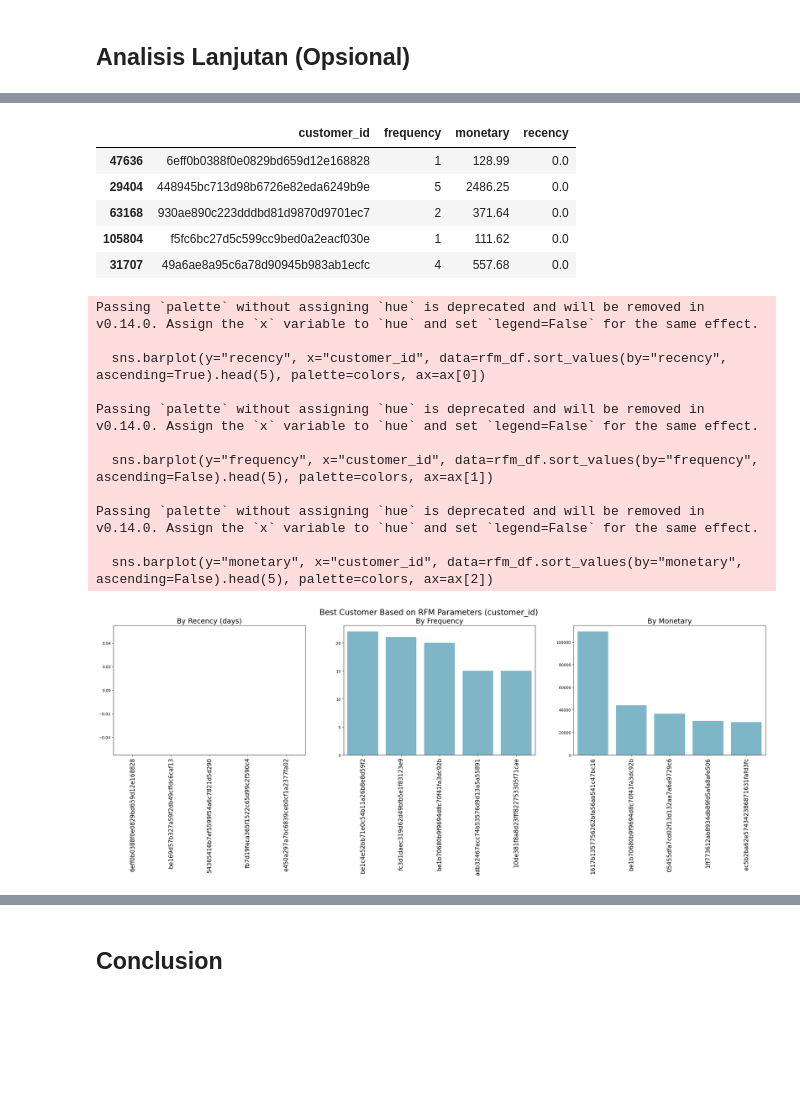
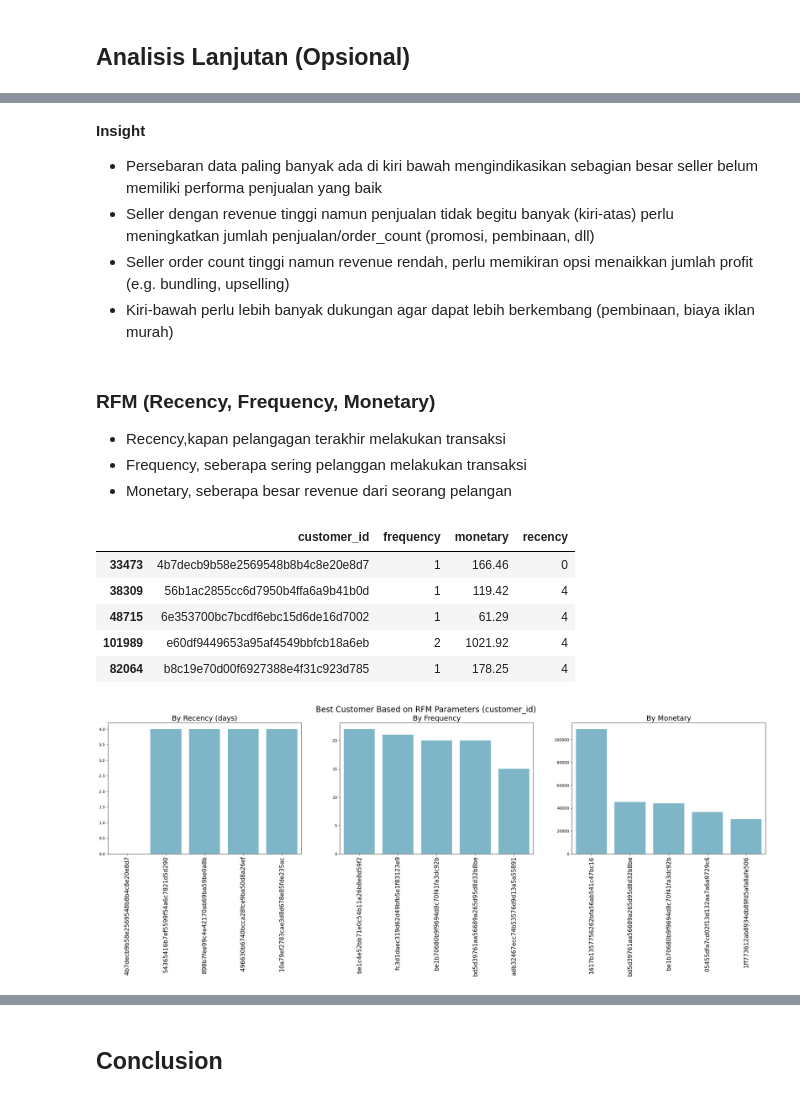
Before and after one commit to labasubagia/dashboard-ecommerce, a Jupyter notebook: notebook.ipynb, the cells around one changed output, grey strips where cells are left out. Saved outputs shown, nothing was run; the diff lists cells and outputs as text; code cells hidden in the pictures; blank space fills up the shorter version.

```diff
--- a/notebook.ipynb
+++ b/notebook.ipynb
@@ -254,5 +246,0 @@ dtype: int64
-# %%
-order_review_df['review_creation_date'] = pd.to_datetime(order_review_df['review_creation_date'])
-order_review_df['review_answer_timestamp'] = pd.to_datetime(order_review_df['review_answer_timestamp'])
-
-order_review_df.info()
@@ -308,0 +295,10 @@ memory usage: 5.4+ MB
+# %%
+# Handle NaN
+
+# order_item_df
+order_item_df = order_item_df.dropna(axis=0)
+print('order_item_df\n',order_item_df.isna().sum(),'\n')
+
+# product_df
+product_df.fillna({'product_category_name':'other'}, inplace=True)
+print('product_df\n',product_df.isna().sum(),'\n')
@@ -373,0 +671,17 @@ See the caveats in the documentation: https://pandas.pydata.org/pandas-docs/stab
+# %%
+df = df[[
+    'review_score',
+    'order_id',
+    'customer_id',
+    'customer_city',
+    'order_status',
+    'order_purchase_timestamp',
+    'total_order_price',
+    'product_id',
+    'product_category_name',
+    'seller_id',
+    'total_per_item',
+    'price',
+]]
+df = df.sort_values(by='order_id').reset_index(drop=True)
+df
@@ -520,8 +865,19 @@ ax[1].tick_params(axis='y', labelsize=12)
+# %% [markdown]
+**Insight**
+- Persebaran data paling banyak ada di kiri bawah mengindikasikan sebagian besar seller belum memiliki performa penjualan yang baik
+- Seller dengan revenue tinggi namun penjualan tidak begitu banyak (kiri-atas) perlu meningkatkan jumlah penjualan/order_count (promosi, pembinaan, dll)
+- Seller order count tinggi namun revenue rendah, perlu memikiran opsi menaikkan jumlah profit (e.g. bundling, upselling)
+- Kiri-bawah perlu lebih banyak dukungan agar dapat lebih berkembang (pembinaan, biaya iklan murah)
+# %% [markdown]
+### RFM (Recency, Frequency, Monetary)
+- Recency,kapan pelangagan terakhir melakukan transaksi
+- Frequency, seberapa sering pelanggan melakukan transaksi
+- Monetary, seberapa besar revenue dari seorang pelangan
 # %%
 # rfm
-df['order_approved_at'] = pd.to_datetime(df['order_approved_at'])
-max_date = df['order_approved_at'].max()
-df['recency'] = (max_date - df['order_approved_at']).dt.days
+df['order_purchase_timestamp'] = pd.to_datetime(df['order_purchase_timestamp'])
+max_date = df['order_purchase_timestamp'].max()
+df['recency'] = (max_date - df['order_purchase_timestamp']).dt.days
 
 
 frequency = df.groupby('customer_id')['order_id'].count().reset_index(name='frequency')
@@ -530,53 +886,41 @@ monetary_value = df.groupby('customer_id')['total_order_price'].sum().reset_inde
 rfm_df = pd.merge(frequency, monetary_value, on='customer_id')
 
 rfm_df = pd.merge(rfm_df, df[['customer_id','recency']], on='customer_id').sort_values(by='recency', ascending=True)
-# rfm_df['recency'] = rfm_df['recency']+1
 
 rfm_df.drop_duplicates(inplace=True)
 rfm_df.head()
 # %% [output]
 |  | customer_id | frequency | monetary | recency |
-| 47636 | 6eff0b0388f0e0829bd659d12e168828 | 1 | 128.99 | 0.0 |
-| 29404 | 448945bc713d98b6726e82eda6249b9e | 5 | 2486.25 | 0.0 |
-| 63168 | 930ae890c223dddbd81d9870d9701ec7 | 2 | 371.64 | 0.0 |
-| 105804 | f5fc6bc27d5c599cc9bed0a2eacf030e | 1 | 111.62 | 0.0 |
-| 31707 | 49a6ae8a95c6a78d90945b983ab1ecfc | 4 | 557.68 | 0.0 |
+| 33473 | 4b7decb9b58e2569548b8b4c8e20e8d7 | 1 | 166.46 | 0 |
+| 38309 | 56b1ac2855cc6d7950b4ffa6a9b41b0d | 1 | 119.42 | 4 |
+| 48715 | 6e353700bc7bcdf6ebc15d6de16d7002 | 1 | 61.29 | 4 |
+| 101989 | e60df9449653a95af4549bbfcb18a6eb | 2 | 1021.92 | 4 |
+| 82064 | b8c19e70d00f6927388e4f31c923d785 | 1 | 178.25 | 4 |
 # %%
 fig, ax = plt.subplots(nrows=1, ncols=3, figsize=(30, 6))
 rot = 90
 
 colors = ["#72BCD4", "#72BCD4", "#72BCD4", "#72BCD4", "#72BCD4"]
 
-sns.barplot(y="recency", x="customer_id", data=rfm_df.sort_values(by="recency", ascending=True).head(5), palette=colors, ax=ax[0])
+sns.barplot(y="recency", x="customer_id", hue="customer_id", data=rfm_df.sort_values(by="recency", ascending=True).head(5), palette=colors, ax=ax[0])
 ax[0].set_ylabel(None)
 ax[0].set_xlabel(None)
 ax[0].set_title("By Recency (days)", loc="center", fontsize=18)
 ax[0].tick_params(axis ='x', labelsize=15, rotation=rot)
 
-sns.barplot(y="frequency", x="customer_id", data=rfm_df.sort_values(by="frequency", ascending=False).head(5), palette=colors, ax=ax[1])
+sns.barplot(y="frequency", x="customer_id",hue="customer_id", data=rfm_df.sort_values(by="frequency", ascending=False).head(5), palette=colors, ax=ax[1])
 ax[1].set_ylabel(None)
 ax[1].set_xlabel(None)
 ax[1].set_title("By Frequency", loc="center", fontsize=18)
 ax[1].tick_params(axis='x', labelsize=15, rotation=rot)
 
-sns.barplot(y="monetary", x="customer_id", data=rfm_df.sort_values(by="monetary", ascending=False).head(5), palette=colors, ax=ax[2])
+sns.barplot(y="monetary", x="customer_id",hue="customer_id", data=rfm_df.sort_values(by="monetary", ascending=False).head(5), palette=colors, ax=ax[2])
 ax[2].set_ylabel(None)
 ax[2].set_xlabel(None)
 ax[2].set_title("By Monetary", loc="center", fontsize=18)
 ax[2].tick_params(axis='x', labelsize=15, rotation=rot)
 
 plt.suptitle("Best Customer Based on RFM Parameters (customer_id)", fontsize=20)
 plt.show()
 # %% [output]
-Passing `palette` without assigning `hue` is deprecated and will be removed in v0.14.0. Assign the `x` variable to `hue` and set `legend=False` for the same effect.
-
-  sns.barplot(y="recency", x="customer_id", data=rfm_df.sort_values(by="recency", ascending=True).head(5), palette=colors, ax=ax[0])
-
-Passing `palette` without assigning `hue` is deprecated and will be removed in v0.14.0. Assign the `x` variable to `hue` and set `legend=False` for the same effect.
-
-  sns.barplot(y="frequency", x="customer_id", data=rfm_df.sort_values(by="frequency", ascending=False).head(5), palette=colors, ax=ax[1])
-
-Passing `palette` without assigning `hue` is deprecated and will be removed in v0.14.0. Assign the `x` variable to `hue` and set `legend=False` for the same effect.
-
-  sns.barplot(y="monetary", x="customer_id", data=rfm_df.sort_values(by="monetary", ascending=False).head(5), palette=colors, ax=ax[2])
-[figure, old version]
+[figure, new version]
```
Also changed, not shown: parts of 78 cells of this notebook.
